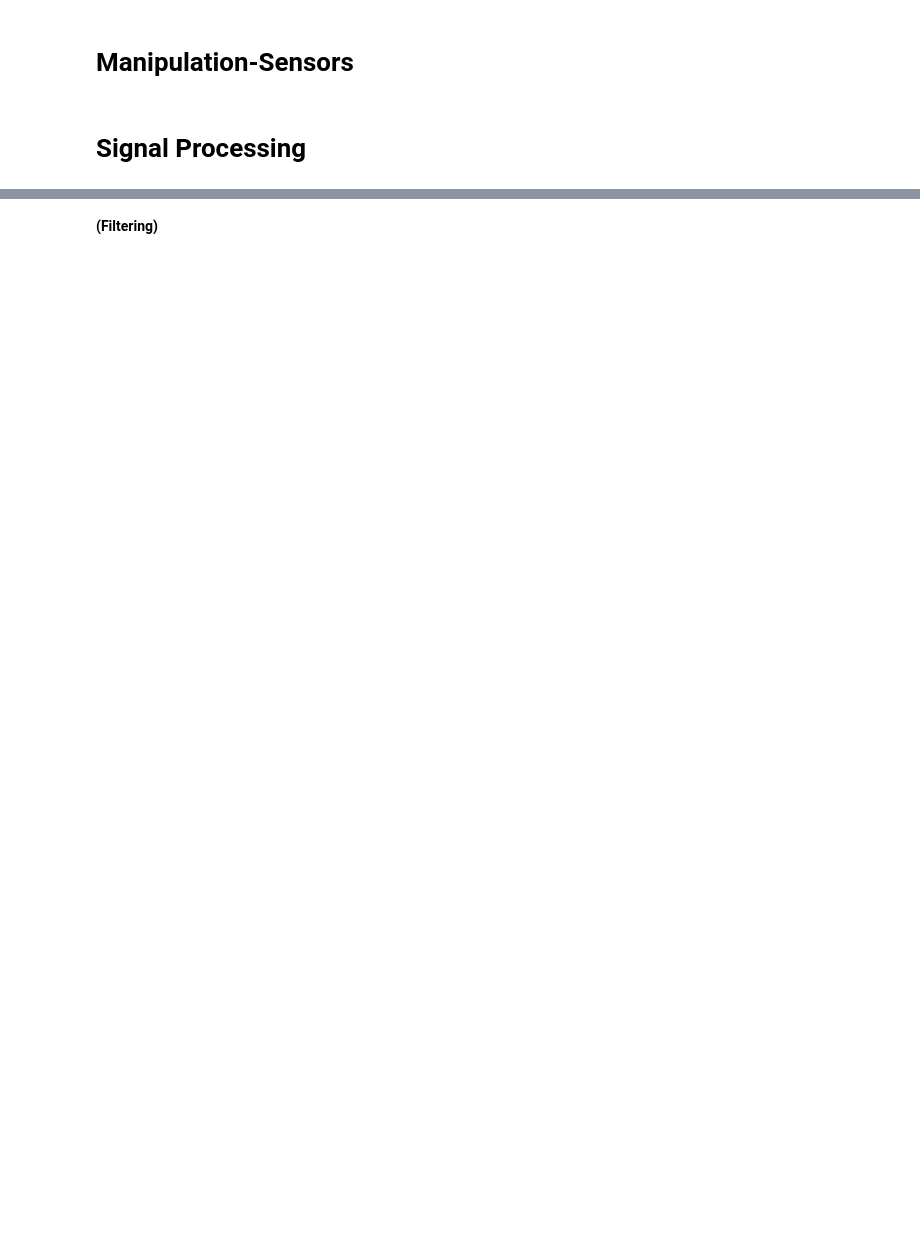
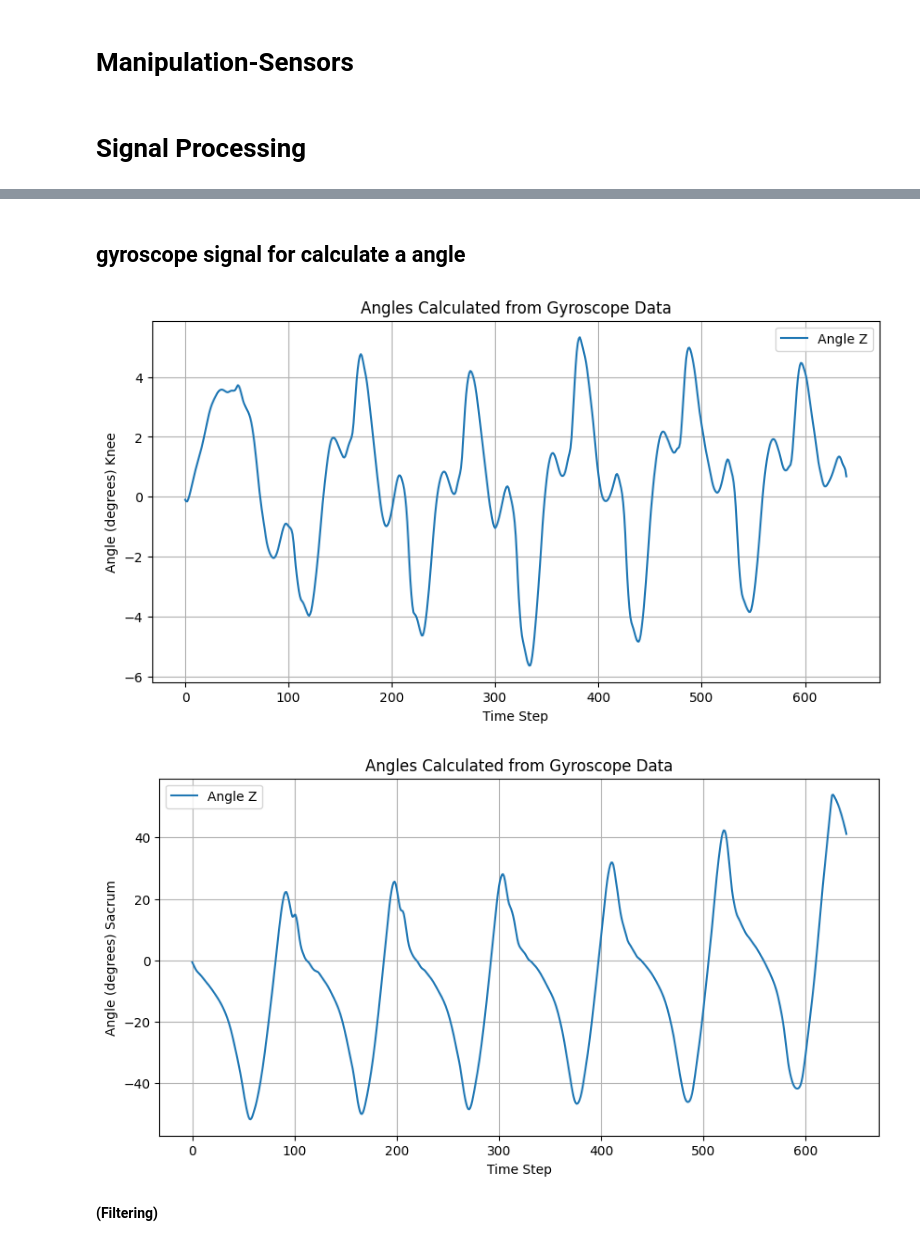
Before and after one commit to Iman6243/AI, a Jupyter notebook: MobilSENSOR.ipynb, the cells around one changed output, grey strips where cells are left out. Drawn from its saved outputs; the diff is of its cells as text; code cells hidden in the pictures; blank space fills up the shorter version.

```diff
--- a/MobilSENSOR.ipynb
+++ b/MobilSENSOR.ipynb
@@ -173,3 +198,4 @@ dfGrav = pd.read_csv('Gravity.csv')
 dfLoc = pd.read_csv("Location.csv")
 # فرض کنید که داده‌های شتاب‌سنج را در یک فایل CSV جمع‌آوری کرده‌اید
 signal=pd.read_csv("ACCL.csv")
+signal_Gy=pd.read_csv("GyroSacrumShank.csv")
@@ -260,2 +304,66 @@ plt.show()
+# %% [markdown]
+## **gyroscope signal for calculate a angle**
+# %%
+# Example gyroscope data (angular velocity in degrees per second)
+# Each row corresponds to [gyro_x, gyro_y, gyro_z] at a time step
+gyro_data = signal_Gy
+
+# Time step (in seconds)
+dt = gyro_data['seconds_elapsed'][2]-gyro_data['seconds_elapsed'][1]
+# Rename column 'Vx3' to 'Vx4'
+gyro_data.rename(columns={'Vx3': 'Vx2'}, inplace=True)
+features_gyro = ['Vz1', 'Vy1', 'Vx1','Vz2','Vy2','Vx2']
+gyro_data=gyro_data[features_gyro]
+# Initialize angle variables (in degrees)
+angle_x1 = 0.0
+angle_y1 = 0.0
+angle_z1 = 0.0
+angle_x2 = 0.0
+angle_y2 = 0.0
+angle_z2 = 0.0
+# Lists to store angles for plotting
+angles_x1 = []
+angles_y1 = []
+angles_z1 = []
+angles_x2 = []
+angles_y2 = []
+angles_z2 = []
+# Integrate angular velocity to get angles
+for index, row in gyro_data.iterrows():
+  angle_x1 += row['Vx1'] * dt
+  angle_y1 += row['Vy1'] * dt
+  angle_z1 += row['Vz1'] * dt
+  angles_x1.append(angle_x1* 180 / np.pi)
+  angles_y1.append(angle_y1* 180 / np.pi)
+  angles_z1.append(angle_z1* 180 / np.pi)
+  angle_x2 += row['Vx2'] * dt
+  angle_y2 += row['Vy2'] * dt
+  angle_z2 += row['Vz2'] * dt
+  angles_x2.append(angle_x2* 180 / np.pi)
+  angles_y2.append(angle_y2* 180 / np.pi)
+  angles_z2.append(angle_z2* 180 / np.pi)
+
+# Plotting the angles
+plt.figure(figsize=(10, 5))
+plt.plot(angles_z1, label='Angle Z')
+plt.xlabel('Time Step')
+plt.ylabel('Angle (degrees) Knee')
+plt.title('Angles Calculated from Gyroscope Data')
+plt.legend()
+plt.grid(True)
+plt.show()
+plt.figure(figsize=(10, 5))
+plt.plot(angles_z2, label='Angle Z')
+#plt.plot(angles_y1, label='Angle Y')
+#plt.plot(angles_z1, label='Angle Z')
+plt.xlabel('Time Step')
+plt.ylabel('Angle (degrees) Sacrum')
+plt.title('Angles Calculated from Gyroscope Data')
+plt.legend()
+plt.grid(True)
+plt.show()
+# %% [output]
+[figure, added]
+[figure, added]
 # %% [markdown]
 **(Filtering)**
```
Also changed, not shown: parts of 12 cells of this notebook.
